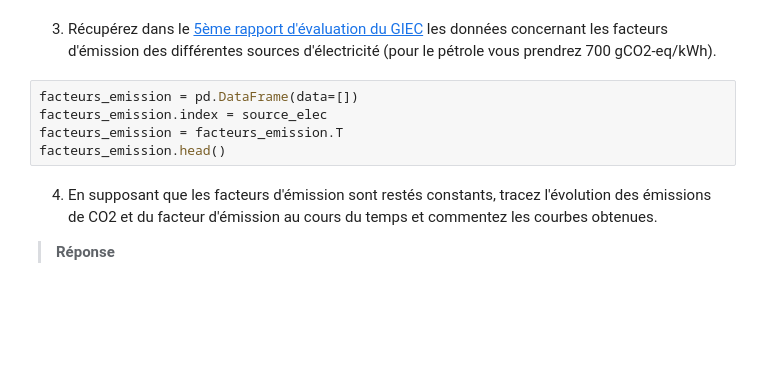
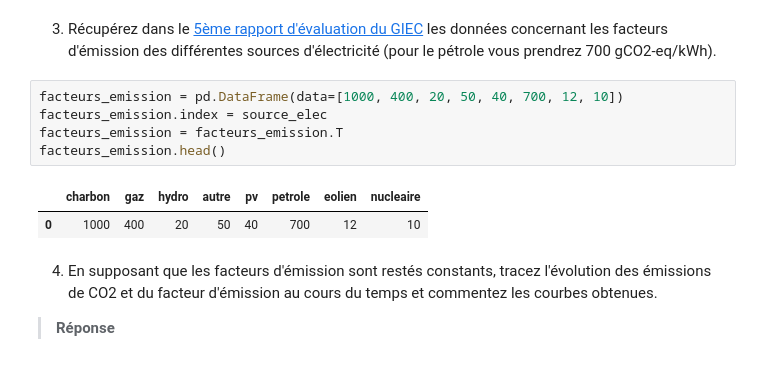
Before and after one commit to thomasplanes/electif_aviation_climat, a Jupyter notebook: BE3 - Levier Decarbonation.ipynb, the cells around one changed output. Cells and saved outputs as stored; diff of their text form; blank space fills up the shorter version.

```diff
--- a/BE3 - Levier Decarbonation.ipynb
+++ b/BE3 - Levier Decarbonation.ipynb
@@ -61,10 +71,13 @@ plt.show()
 # %% [markdown]
 3. Récupérez dans le [5ème rapport d'évaluation du GIEC](https://www.ipcc.ch/site/assets/uploads/2018/02/ipcc_wg3_ar5_annex-iii.pdf) les données concernant les facteurs d'émission des différentes sources d'électricité (pour le pétrole vous prendrez 700 gCO2-eq/kWh).
 # %%
-facteurs_emission = pd.DataFrame(data=[])
+facteurs_emission = pd.DataFrame(data=[1000, 400, 20, 50, 40, 700, 12, 10])
 facteurs_emission.index = source_elec
 facteurs_emission = facteurs_emission.T
 facteurs_emission.head()
+# %% [output]
+|  | charbon | gaz | hydro | autre | pv | petrole | eolien | nucleaire |
+| 0 | 1000 | 400 | 20 | 50 | 40 | 700 | 12 | 10 |
 # %% [markdown]
 4. En supposant que les facteurs d'émission sont restés constants, tracez l'évolution des émissions de CO2 et du facteur d'émission au cours du temps et commentez les courbes obtenues.
 
```
Also changed, not shown: parts of 5 cells of this notebook, 8 other files.
